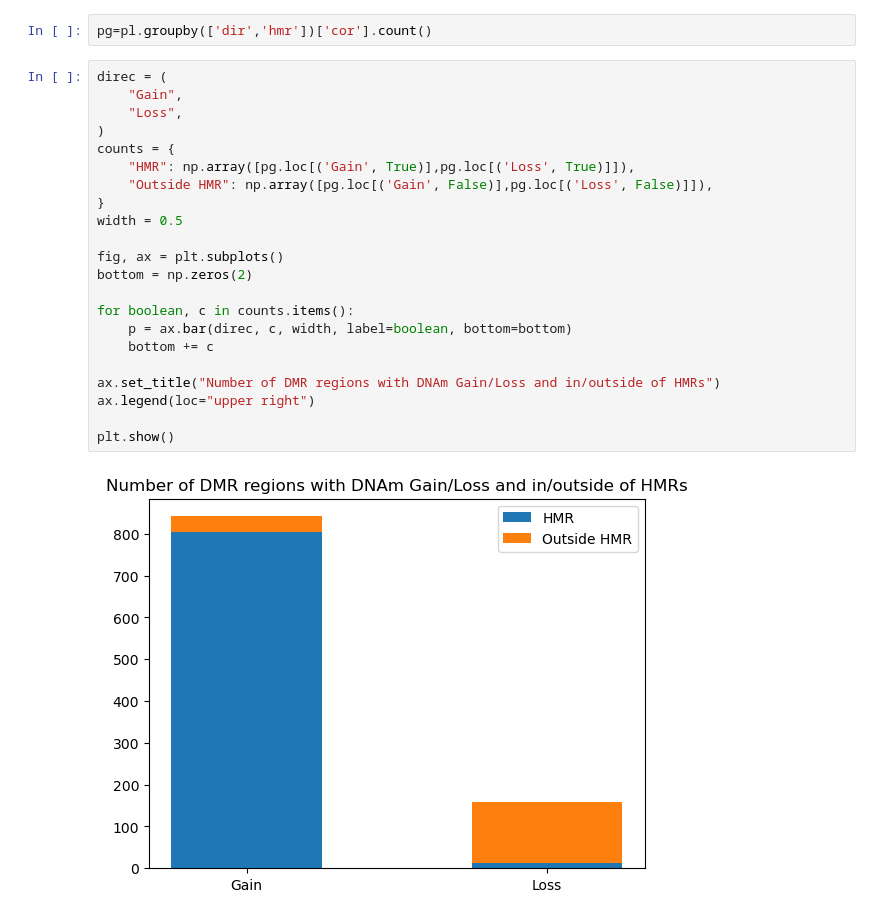
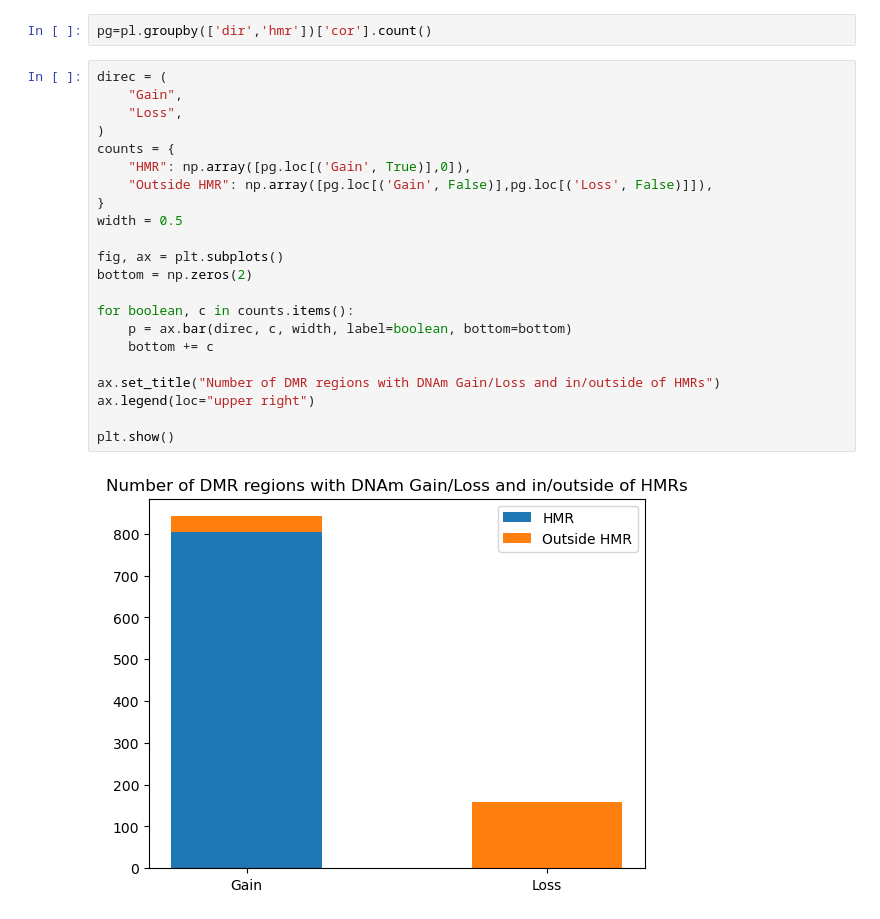
Before and after one commit to moqri/epi_deconv, a Jupyter notebook: epic.ipynb, the cells around one changed output. Cells and saved outputs as stored; diff of their text form.

```diff
--- a/epic.ipynb
+++ b/epic.ipynb
@@ -196,24 +208,24 @@ pg=pl.groupby(['dir','hmr'])['cor'].count()
 # %%
 direc = (
     "Gain",
     "Loss",
 )
 counts = {
-    "HMR": np.array([pg.loc[('Gain', True)],pg.loc[('Loss', True)]]),
+    "HMR": np.array([pg.loc[('Gain', True)],0]),
     "Outside HMR": np.array([pg.loc[('Gain', False)],pg.loc[('Loss', False)]]),
 }
 width = 0.5
 
 fig, ax = plt.subplots()
 bottom = np.zeros(2)
 
 for boolean, c in counts.items():
     p = ax.bar(direc, c, width, label=boolean, bottom=bottom)
     bottom += c
 
 ax.set_title("Number of DMR regions with DNAm Gain/Loss and in/outside of HMRs")
 ax.legend(loc="upper right")
 
 plt.show()
 # %% [output]
-[figure, old version]
+[figure, new version]
```
Also changed, not shown: parts of 27 cells of this notebook.
